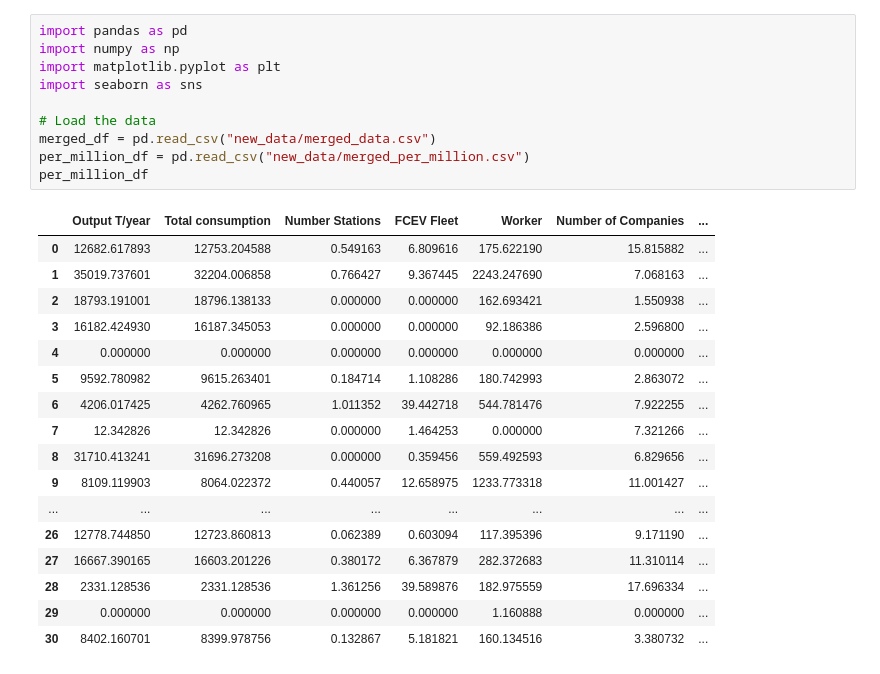
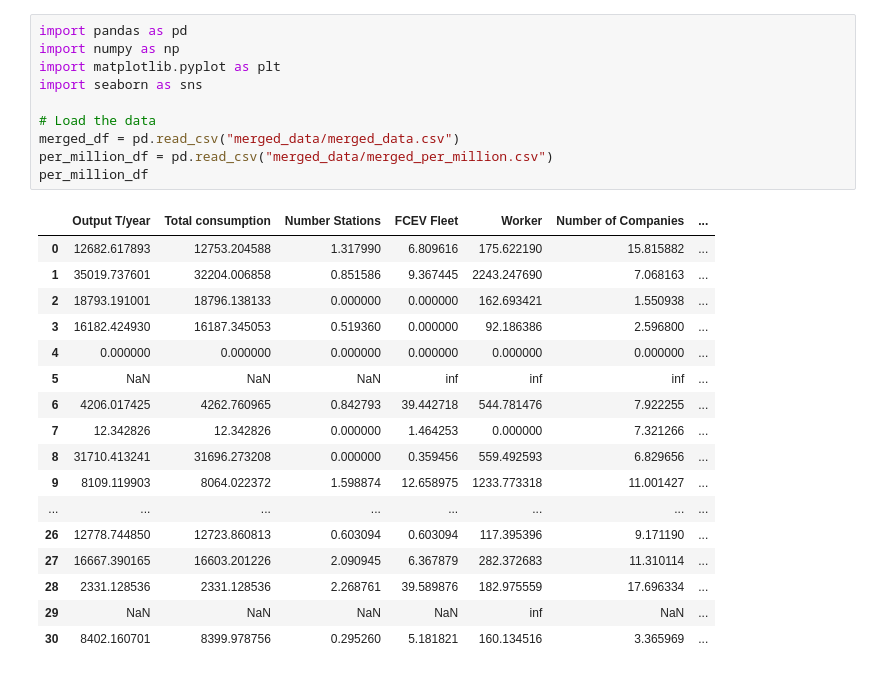
Before and after one commit to premstaller1/Masterarbeit, a Jupyter notebook: CorrelationAnalysis/country.ipynb, the cells around one changed output. Drawn from its saved outputs; the diff is of its cells as text.

```diff
--- a/CorrelationAnalysis/country.ipynb
+++ b/CorrelationAnalysis/country.ipynb
@@ -1,31 +1,31 @@
 # %%
 import pandas as pd
 import numpy as np
 import matplotlib.pyplot as plt
 import seaborn as sns
 
 # Load the data
-merged_df = pd.read_csv("new_data/merged_data.csv")
-per_million_df = pd.read_csv("new_data/merged_per_million.csv")
+merged_df = pd.read_csv("merged_data/merged_data.csv")
+per_million_df = pd.read_csv("merged_data/merged_per_million.csv")
 per_million_df
 # %% [output]
 |  | Output T/year | Total consumption | Number Stations | FCEV Fleet | Worker | Number of Companies | ... |
-| 0 | 12682.617893 | 12753.204588 | 0.549163 | 6.809616 | 175.622190 | 15.815882 | ... |
-| 1 | 35019.737601 | 32204.006858 | 0.766427 | 9.367445 | 2243.247690 | 7.068163 | ... |
+| 0 | 12682.617893 | 12753.204588 | 1.317990 | 6.809616 | 175.622190 | 15.815882 | ... |
+| 1 | 35019.737601 | 32204.006858 | 0.851586 | 9.367445 | 2243.247690 | 7.068163 | ... |
 | 2 | 18793.191001 | 18796.138133 | 0.000000 | 0.000000 | 162.693421 | 1.550938 | ... |
-| 3 | 16182.424930 | 16187.345053 | 0.000000 | 0.000000 | 92.186386 | 2.596800 | ... |
+| 3 | 16182.424930 | 16187.345053 | 0.519360 | 0.000000 | 92.186386 | 2.596800 | ... |
 | 4 | 0.000000 | 0.000000 | 0.000000 | 0.000000 | 0.000000 | 0.000000 | ... |
-| 5 | 9592.780982 | 9615.263401 | 0.184714 | 1.108286 | 180.742993 | 2.863072 | ... |
-| 6 | 4206.017425 | 4262.760965 | 1.011352 | 39.442718 | 544.781476 | 7.922255 | ... |
+| 5 | NaN | NaN | NaN | inf | inf | inf | ... |
+| 6 | 4206.017425 | 4262.760965 | 0.842793 | 39.442718 | 544.781476 | 7.922255 | ... |
 | 7 | 12.342826 | 12.342826 | 0.000000 | 1.464253 | 0.000000 | 7.321266 | ... |
 | 8 | 31710.413241 | 31696.273208 | 0.000000 | 0.359456 | 559.492593 | 6.829656 | ... |
-| 9 | 8109.119903 | 8064.022372 | 0.440057 | 12.658975 | 1233.773318 | 11.001427 | ... |
+| 9 | 8109.119903 | 8064.022372 | 1.598874 | 12.658975 | 1233.773318 | 11.001427 | ... |
 | ... | ... | ... | ... | ... | ... | ... | ... |
-| 26 | 12778.744850 | 12723.860813 | 0.062389 | 0.603094 | 117.395396 | 9.171190 | ... |
-| 27 | 16667.390165 | 16603.201226 | 0.380172 | 6.367879 | 282.372683 | 11.310114 | ... |
-| 28 | 2331.128536 | 2331.128536 | 1.361256 | 39.589876 | 182.975559 | 17.696334 | ... |
-| 29 | 0.000000 | 0.000000 | 0.000000 | 0.000000 | 1.160888 | 0.000000 | ... |
-| 30 | 8402.160701 | 8399.978756 | 0.132867 | 5.181821 | 160.134516 | 3.380732 | ... |
+| 26 | 12778.744850 | 12723.860813 | 0.603094 | 0.603094 | 117.395396 | 9.171190 | ... |
+| 27 | 16667.390165 | 16603.201226 | 2.090945 | 6.367879 | 282.372683 | 11.310114 | ... |
+| 28 | 2331.128536 | 2331.128536 | 2.268761 | 39.589876 | 182.975559 | 17.696334 | ... |
+| 29 | NaN | NaN | NaN | NaN | inf | NaN | ... |
+| 30 | 8402.160701 | 8399.978756 | 0.295260 | 5.181821 | 160.134516 | 3.365969 | ... |
 # %%
 import geopandas as gpd
 world = gpd.read_file(gpd.datasets.get_path('naturalearth_lowres'))
```
Also changed, not shown: parts of 2 cells of this notebook, 17 other files.
